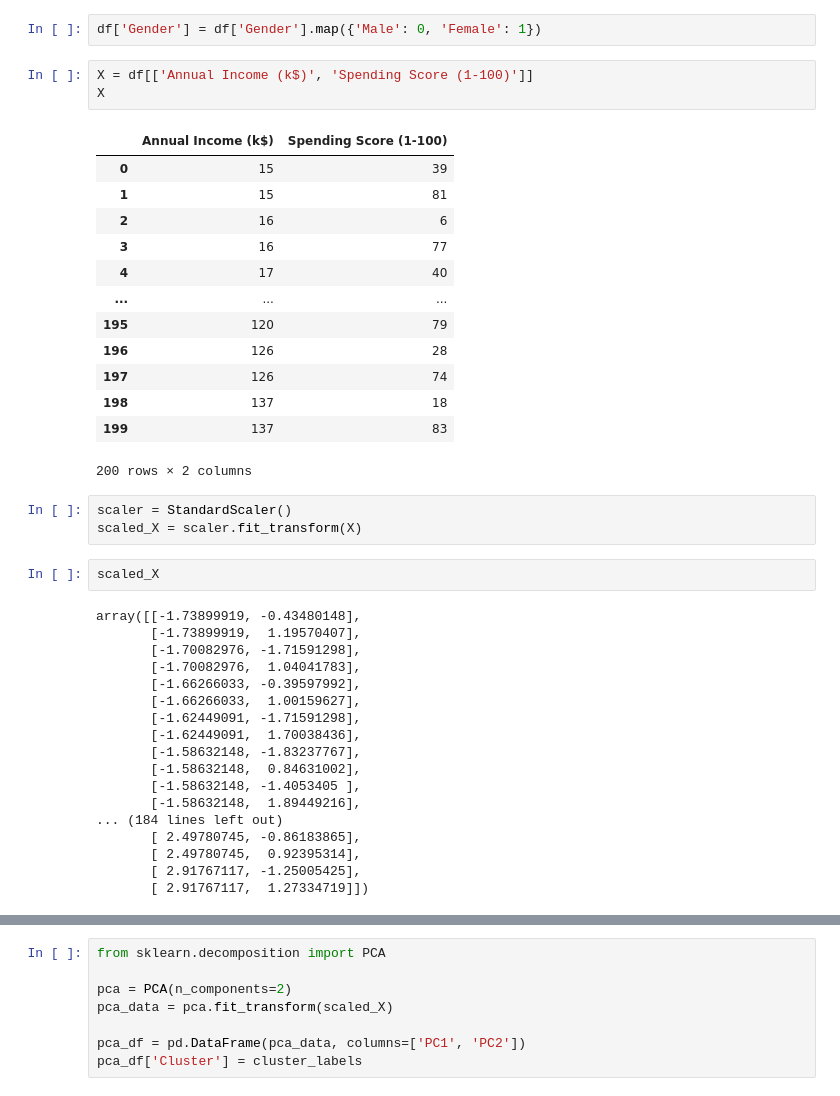
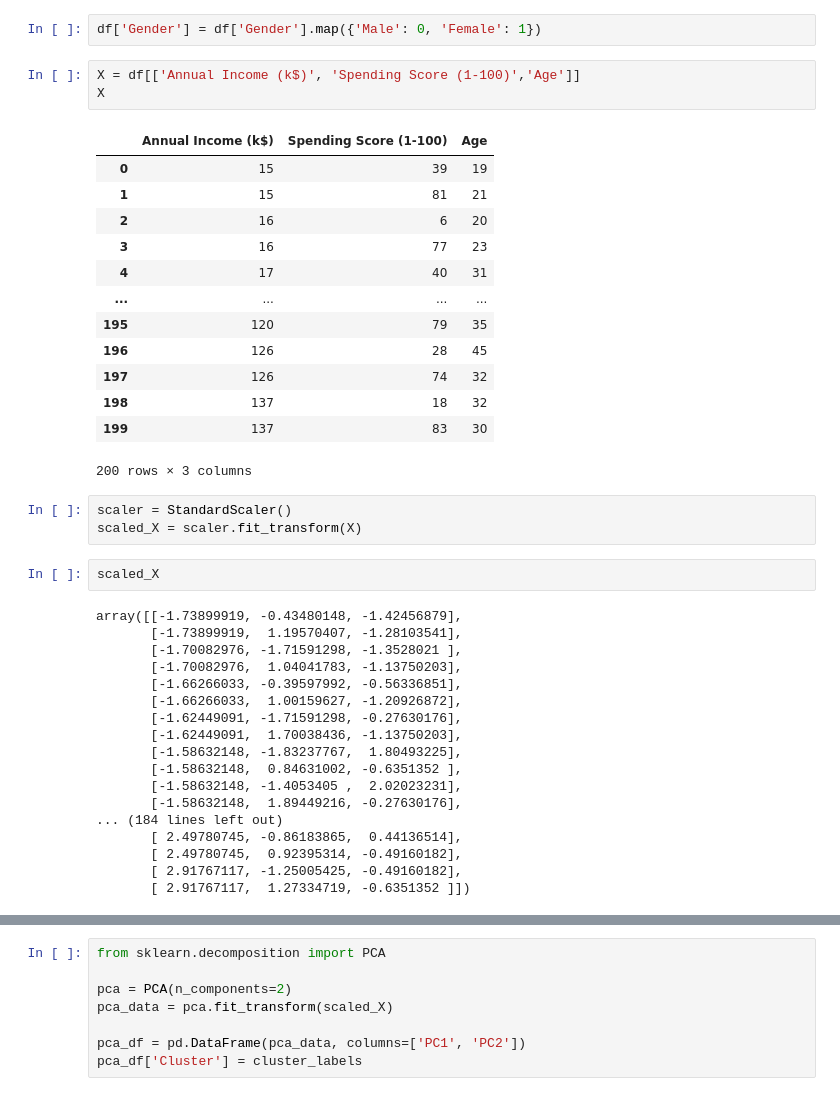
Before and after one commit to Harsimran-singh-7765/Elevate_labs_Harsimran_singh_task_8, a Jupyter notebook: main.ipynb, the cells around one changed output, grey strips where cells are left out. Drawn from its saved outputs; the diff is of its cells as text.

```diff
--- a/main.ipynb
+++ b/main.ipynb
@@ -48,45 +48,45 @@ dtype: int64
 # %%
 df['Gender'] = df['Gender'].map({'Male': 0, 'Female': 1})
 # %%
-X = df[['Annual Income (k$)', 'Spending Score (1-100)']]
+X = df[['Annual Income (k$)', 'Spending Score (1-100)','Age']]
 X
 # %% [output]
-|  | Annual Income (k$) | Spending Score (1-100) |
-| 0 | 15 | 39 |
-| 1 | 15 | 81 |
-| 2 | 16 | 6 |
-| 3 | 16 | 77 |
-| 4 | 17 | 40 |
-| ... | ... | ... |
-| 195 | 120 | 79 |
-| 196 | 126 | 28 |
-| 197 | 126 | 74 |
-| 198 | 137 | 18 |
-| 199 | 137 | 83 |
+|  | Annual Income (k$) | Spending Score (1-100) | Age |
+| 0 | 15 | 39 | 19 |
+| 1 | 15 | 81 | 21 |
+| 2 | 16 | 6 | 20 |
+| 3 | 16 | 77 | 23 |
+| 4 | 17 | 40 | 31 |
+| ... | ... | ... | ... |
+| 195 | 120 | 79 | 35 |
+| 196 | 126 | 28 | 45 |
+| 197 | 126 | 74 | 32 |
+| 198 | 137 | 18 | 32 |
+| 199 | 137 | 83 | 30 |
-200 rows × 2 columns
+200 rows × 3 columns
 # %%
 scaler = StandardScaler()
 scaled_X = scaler.fit_transform(X)
 # %%
 scaled_X
 # %% [output]
-array([[-1.73899919, -0.43480148],
-       [-1.73899919,  1.19570407],
-       [-1.70082976, -1.71591298],
-       [-1.70082976,  1.04041783],
-       [-1.66266033, -0.39597992],
-       [-1.66266033,  1.00159627],
-       [-1.62449091, -1.71591298],
-       [-1.62449091,  1.70038436],
-       [-1.58632148, -1.83237767],
-       [-1.58632148,  0.84631002],
-       [-1.58632148, -1.4053405 ],
-       [-1.58632148,  1.89449216],
+array([[-1.73899919, -0.43480148, -1.42456879],
+       [-1.73899919,  1.19570407, -1.28103541],
+       [-1.70082976, -1.71591298, -1.3528021 ],
+       [-1.70082976,  1.04041783, -1.13750203],
+       [-1.66266033, -0.39597992, -0.56336851],
+       [-1.66266033,  1.00159627, -1.20926872],
+       [-1.62449091, -1.71591298, -0.27630176],
+       [-1.62449091,  1.70038436, -1.13750203],
+       [-1.58632148, -1.83237767,  1.80493225],
+       [-1.58632148,  0.84631002, -0.6351352 ],
+       [-1.58632148, -1.4053405 ,  2.02023231],
+       [-1.58632148,  1.89449216, -0.27630176],
 ... (184 lines left out)
-       [ 2.49780745, -0.86183865],
-       [ 2.49780745,  0.92395314],
-       [ 2.91767117, -1.25005425],
-       [ 2.91767117,  1.27334719]])
+       [ 2.49780745, -0.86183865,  0.44136514],
+       [ 2.49780745,  0.92395314, -0.49160182],
+       [ 2.91767117, -1.25005425, -0.49160182],
+       [ 2.91767117,  1.27334719, -0.6351352 ]])
 # %%
 pca = PCA(n_components=2)
 pca_data = pca.fit_transform(scaled_X)
```
Also changed, not shown: parts of 10 cells of this notebook.
